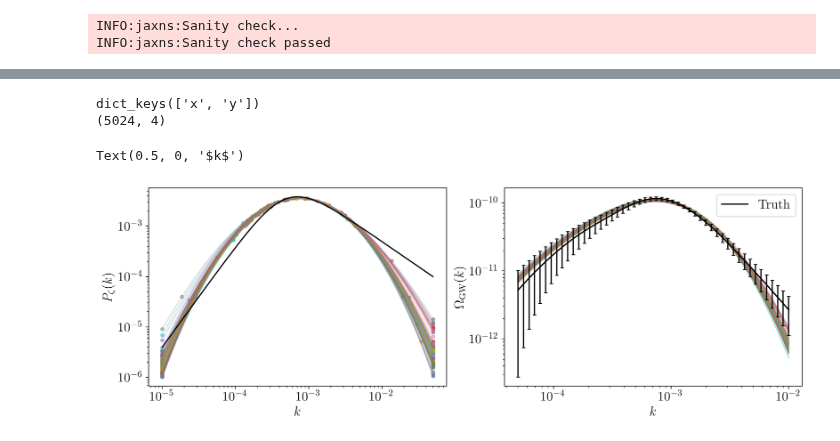
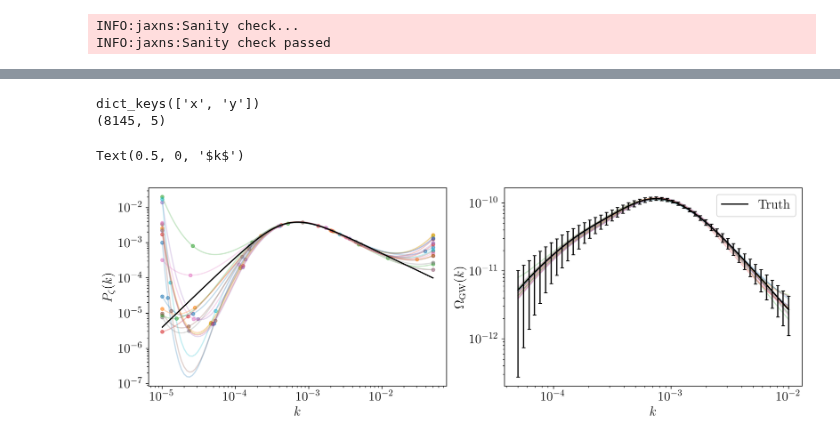
Before and after one commit to Ameek94/SIGW_Inverse, a Jupyter notebook: examples/bpl.ipynb, the cells around one changed output, grey strips where cells are left out. Cells and saved outputs as stored; diff of their text form; code cells hidden in the pictures.

```diff
--- a/examples/bpl.ipynb
+++ b/examples/bpl.ipynb
@@ -201,0 +233,6 @@ fig.colorbar(cm.ScalarMappable(norm=norm,cmap=cmap),ax=[ax1,ax2],label='Logprob'
+# %%
+exact_ns = NestedSampler(model=model, max_samples=1e5,parameter_estimation=True,verbose=False,difficult_model=True)
+
+termination_reason, state = exact_ns(random.PRNGKey(42),term_cond=TerminationCondition(dlogZ=0.1))
+results = exact_ns.to_results(termination_reason=termination_reason, state=state)
+exact_ns.summary(results)
@@ -201,0 +261,8 @@ fig.colorbar(cm.ScalarMappable(norm=norm,cmap=cmap),ax=[ax1,ax2],label='Logprob'
+# %%
+from jaxns import resample
+samples =  resample(key=random.PRNGKey(0),
+                        samples=results.samples,
+                        log_weights=results.log_dp_mean, # type: ignore
+                        replace=True,)
+print(samples.keys())
+# print(samples['x'].shape)
@@ -202,13 +326,13 @@ fig.colorbar(cm.ScalarMappable(norm=norm,cmap=cmap),ax=[ax1,ax2],label='Logprob'
 # %%
 # now test with jaxns
 import tensorflow_probability.substrates.jax as tfp
-from jaxns import NestedSampler
+from jaxns import NestedSampler, TerminationCondition
 from jaxns import Model, Prior
 from jaxns.framework.special_priors import ForcedIdentifiability
 tfpd = tfp.distributions
 
 
-num_nodes = 4
+num_nodes = 5
 pk_min, pk_max = jnp.array(min(frequencies)/5), jnp.array(max(frequencies)*5)
 interpolator = Spline(k_min=pk_min, k_max= pk_max,sample_nodes=True,fixed_nodes=None,num_nodes=num_nodes)
 
@@ -228,9 +352,9 @@ model.sanity_check(key=random.PRNGKey(0),S=100)
 INFO:jaxns:Sanity check...
 INFO:jaxns:Sanity check passed
 # %%
-exact_ns = NestedSampler(model=model, max_samples=1e5,parameter_estimation=True,verbose=True)
+exact_ns = NestedSampler(model=model, max_samples=5e4,parameter_estimation=True,verbose=False,difficult_model=False)
 
-termination_reason, state = exact_ns(random.PRNGKey(42))
+termination_reason, state = exact_ns(random.PRNGKey(42),term_cond=TerminationCondition(dlogZ=0.1))
 results = exact_ns.to_results(termination_reason=termination_reason, state=state)
 exact_ns.summary(results)
 # %% [output]
@@ -267,17 +388,17 @@ samples =  resample(key=random.PRNGKey(0),
                         log_weights=results.log_dp_mean, # type: ignore
                         replace=True,)
 print(samples.keys())
-print(samples['x'].shape)
+print(samples['y'].shape)
 # %% [output]
 dict_keys(['x', 'y'])
-(5024, 4)
+(8145, 5)
 # %%
 ### Plot the MC realisations with their logprob
 
 from interpolation.spline import spline_predict
 p_arr = jnp.geomspace(pk_min*1.001,pk_max*0.999,100,endpoint=True)
 
-thinning = 64
+thinning = samples['y'].shape[0] // 16
 cmap = matplotlib.colormaps['Reds']
 ys = samples['y'][::thinning]
 xs = samples['x'][::thinning]
@@ -296,31 +417,31 @@ def get_pz_omega(x,y):
 
 pz_amps,gwb_amps = vmap(get_pz_omega)(xs,ys)
 
 for i,pz in enumerate(pz_amps):
     ax1.loglog(p_arr,pz,alpha=0.25)#,color=cmap(cols[i]))
     ax1.scatter(10**(xs[i]),10**(ys[i]),s=16,alpha=0.5)#,color=cmap(cols[i]))
 for om in gwb_amps:
     ax2.loglog(frequencies,om,alpha=0.25)#,color=cmap(cols[i]))
 
 # True pz
 def pz(p,pstar=5e-4,n1=2,n2=-1,sigma=2):
     nir = n1
     pl1 = (p/pstar)**nir
     nuv = (n2 - n1)/sigma
     pl2 = (1+(p/pstar)**sigma)**nuv
     return 1e-2 * pl1 * pl2
 pz_amp = pz(p_arr)
 ax1.loglog(p_arr,pz_amp,color='k',lw=1.5)
 ax2.loglog(frequencies,Omegas,color='k',lw=1.5,label='Truth')
 
 ax2.legend()
 ax1.set_ylabel(r'$P_{\zeta}(k)$')
 ax1.set_xlabel(r'$k$')
 ax2.errorbar(frequencies, Omegas, yerr=np.sqrt(np.diag(cov)), fmt="", color='k', label='data',capsize=2,ecolor='k')
 
 ax2.set_ylabel(r'$\Omega_{\mathrm{GW}}(k)$')
 ax2.set_xlabel(r'$k$')
 # fig.colorbar(cm.ScalarMappable(norm=norm,cmap=cmap),ax=[ax1,ax2],label='Logprob')
 # %% [output]
 Text(0.5, 0, '$k$')
-[figure, old version]
+[figure, new version]
```
Also changed, not shown: parts of 12 cells of this notebook, 2 other files.
